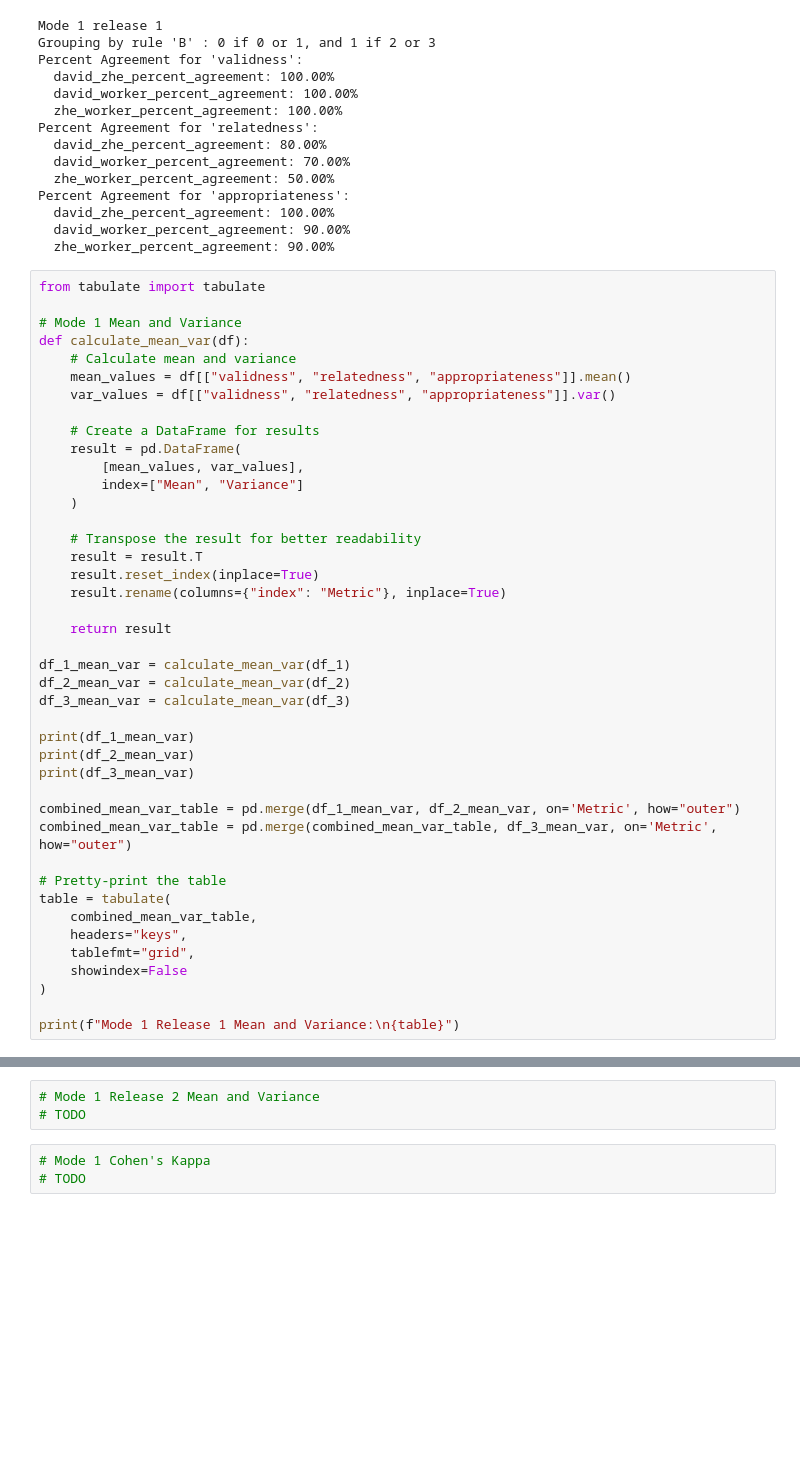
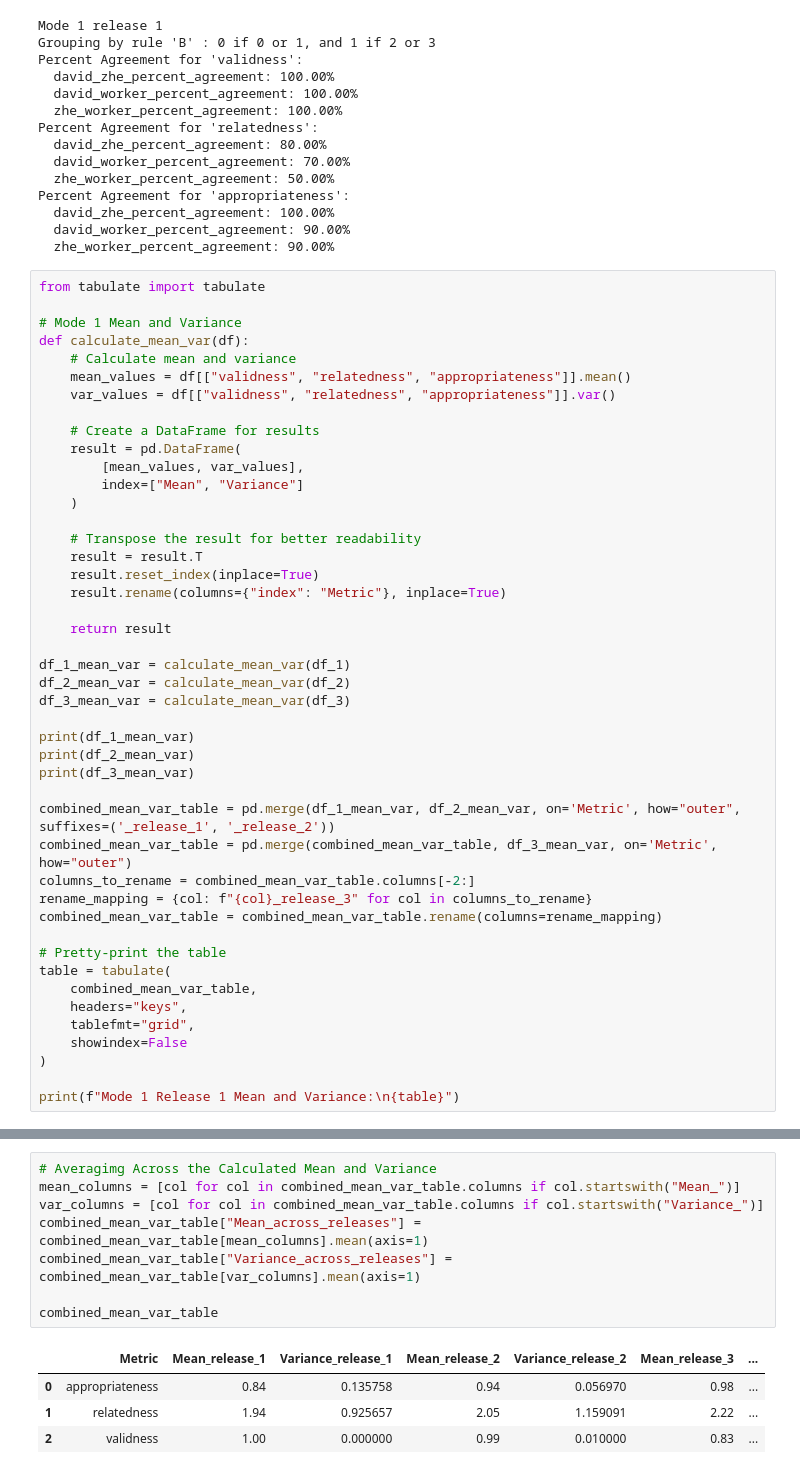
Before and after one commit to zheliu92/nlp_followupqg_public, a Jupyter notebook: Human_Evaluation/Helpers/mode_1_output_analysis.ipynb, the cells around one changed output, grey strips where cells are left out. Drawn from its saved outputs; the diff is of its cells as text; blank space fills up the shorter version.

Commit message:
mode 1 additional stats

```diff
--- a/Human_Evaluation/Helpers/mode_1_output_analysis.ipynb
+++ b/Human_Evaluation/Helpers/mode_1_output_analysis.ipynb
@@ -462,8 +478,11 @@ print(df_1_mean_var)
 print(df_2_mean_var)
 print(df_3_mean_var)
 
-combined_mean_var_table = pd.merge(df_1_mean_var, df_2_mean_var, on='Metric', how="outer")
+combined_mean_var_table = pd.merge(df_1_mean_var, df_2_mean_var, on='Metric', how="outer", suffixes=('_release_1', '_release_2'))
 combined_mean_var_table = pd.merge(combined_mean_var_table, df_3_mean_var, on='Metric', how="outer")
+columns_to_rename = combined_mean_var_table.columns[-2:]
+rename_mapping = {col: f"{col}_release_3" for col in columns_to_rename}
+combined_mean_var_table = combined_mean_var_table.rename(columns=rename_mapping)
 
 # Pretty-print the table
 table = tabulate(
@@ -640,6 +514,13 @@ Here is the full command invocation and its output:
-# %%
-# Mode 1 Release 2 Mean and Variance
-# TODO
-# %%
-# Mode 1 Cohen's Kappa
-# TODO
+# %%
+# Averagimg Across the Calculated Mean and Variance
+mean_columns = [col for col in combined_mean_var_table.columns if col.startswith("Mean_")]
+var_columns = [col for col in combined_mean_var_table.columns if col.startswith("Variance_")]
+combined_mean_var_table["Mean_across_releases"] = combined_mean_var_table[mean_columns].mean(axis=1)
+combined_mean_var_table["Variance_across_releases"] = combined_mean_var_table[var_columns].mean(axis=1)
+
+combined_mean_var_table
+# %% [output]
+|  | Metric | Mean_release_1 | Variance_release_1 | Mean_release_2 | Variance_release_2 | Mean_release_3 | ... |
+| 0 | appropriateness | 0.84 | 0.135758 | 0.94 | 0.056970 | 0.98 | ... |
+| 1 | relatedness | 1.94 | 0.925657 | 2.05 | 1.159091 | 2.22 | ... |
+| 2 | validness | 1.00 | 0.000000 | 0.99 | 0.010000 | 0.83 | ... |
```
Also changed, not shown: parts of 15 cells of this notebook.
